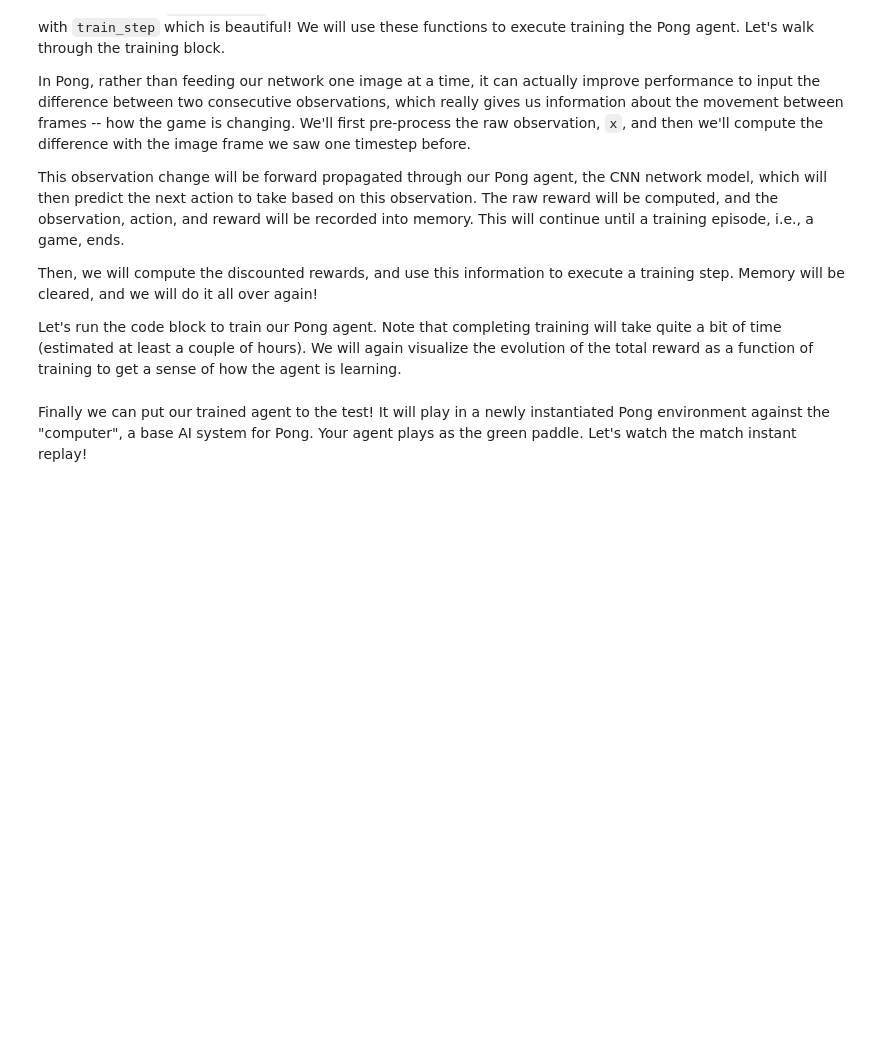
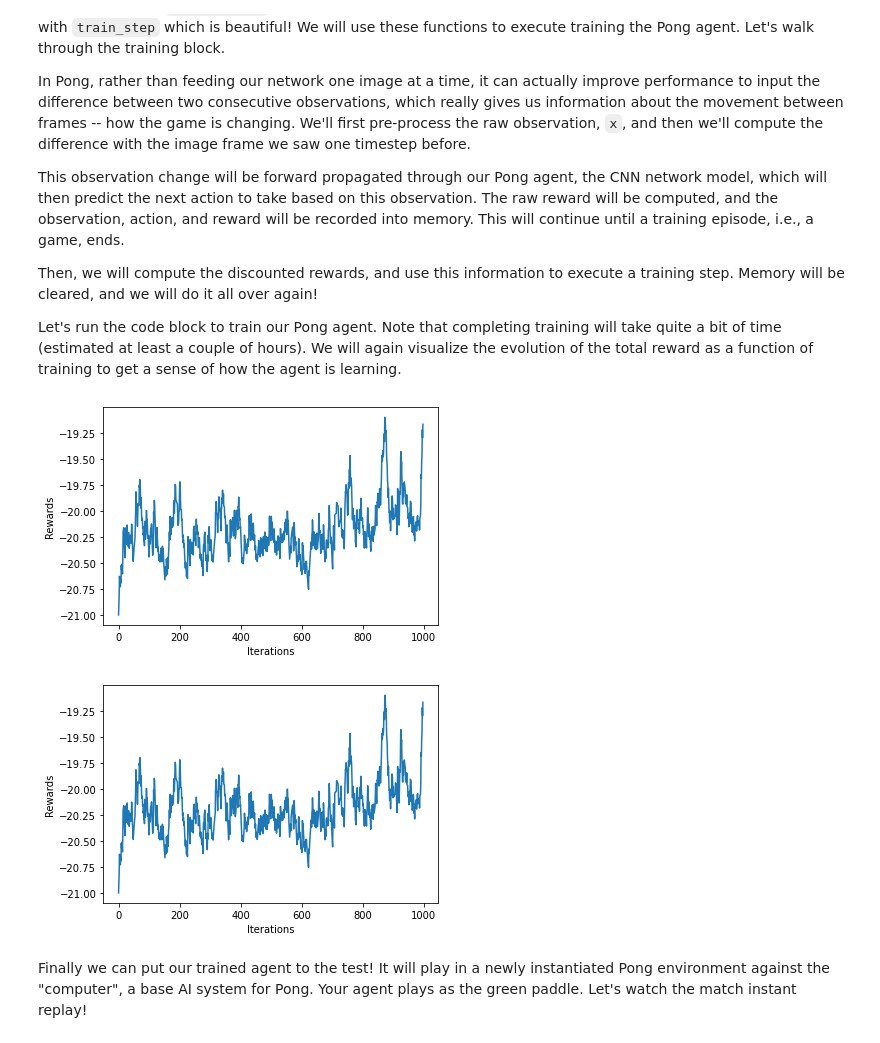
Before and after one commit to PrzemyslawSarnacki/AirQualityPrediction, a Jupyter notebook: introtodeeplearning(1)/lab3/RL.ipynb, the cells around one changed output. Cells and saved outputs as stored; diff of their text form; code cells hidden in the pictures; blank space fills up the shorter version.

```diff
--- a/introtodeeplearning(1)/lab3/RL.ipynb
+++ b/introtodeeplearning(1)/lab3/RL.ipynb
@@ -461,7 +545,7 @@ Let's run the code block to train our Pong agent. Note that completing training
 
 # Hyperparameters
 learning_rate=1e-4
-MAX_ITERS = 10000 # increase the maximum number of episodes, since Pong is more complex!
+MAX_ITERS = 1000 # increase the maximum number of episodes, since Pong is more complex!
 
 # Model and optimizer
 pong_model = create_pong_model()
@@ -483,37 +567,41 @@ for i_episode in range(MAX_ITERS):
   while True:
       # Pre-process image
       current_frame = mdl.lab3.preprocess_pong(observation)
 
       '''TODO: determine the observation change
       Hint: this is the difference between the past two frames'''
       obs_change = current_frame - previous_frame
 
       '''TODO: choose an action for the pong model, using the frame difference, and evaluate'''
       action = choose_action(pong_model, obs_change)
       # Take the chosen action
       next_observation, reward, done, info = env.step(action)
 
       '''TODO: save the observed frame difference, the action that was taken, and the resulting reward!'''
-      memory.add_to_memory(next_observation, action, reward)
+      memory.add_to_memory(obs_change, action, reward)
 
       # is the episode over? did you crash or do so well that you're done?
       if done:
           # determine total reward and keep a record of this
           total_reward = sum(memory.rewards)
           smoothed_reward.append( total_reward )
 
           # begin training
           train_step(pong_model,
                      optimizer,
-                     observations = np.stack(memory.observations, 0),
-                     actions = np.array(memory.actions),
-                     discounted_rewards = discount_rewards(memory.rewards))
+                     observations= np.stack(memory.observations, 0),
+                     actions= np.array(memory.actions),
+                     discounted_rewards= discount_rewards(memory.rewards)
+                     )
 
           memory.clear()
           break
 
       observation = next_observation
       previous_frame = current_frame
+# %% [output]
+[figure, added]
+[figure, added]
 # %% [markdown]
 Finally we can put our trained agent to the test! It will play in a newly instantiated Pong environment against the "computer", a base AI system for Pong. Your agent plays as the green paddle. Let's watch the match instant replay!
 # %%
```
Also changed, not shown: parts of 12 cells of this notebook, 3 other files.
